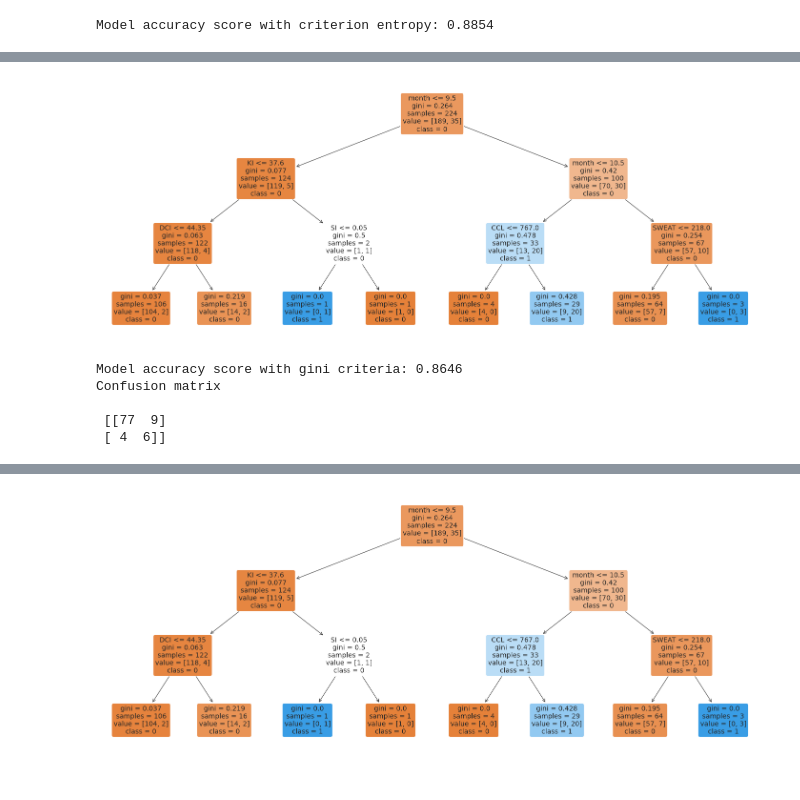
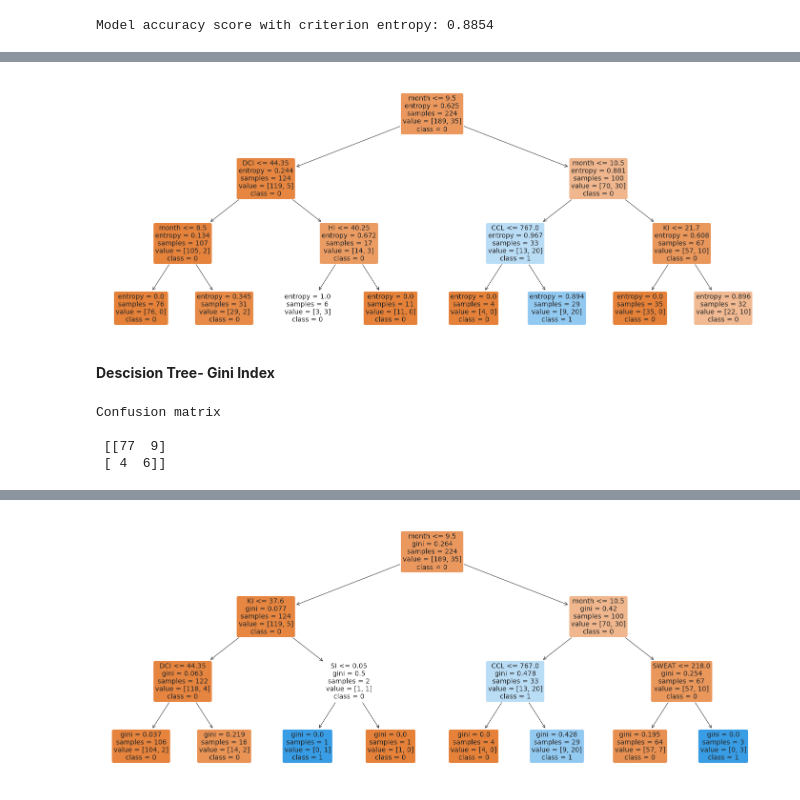
Before and after one commit to ishankarve/meta_analysis, a Jupyter notebook: met_forecast.ipynb, the cells around one changed output, grey strips where cells are left out. Cells and saved outputs as stored; diff of their text form; code cells hidden in the pictures.

```diff
--- a/met_forecast.ipynb
+++ b/met_forecast.ipynb
@@ -412,14 +412,14 @@ X_test = df_test
 # %%
 # creating a RF classifier
 from sklearn.ensemble import RandomForestClassifier
-clf = RandomForestClassifier(n_estimators = 100)
+clf_rf = RandomForestClassifier(n_estimators = 100)
 # %%
 # Training the model on the training dataset
 # fit function is used to train the model using the training sets as parameters
-clf.fit(X_train, y_train)
+clf_rf.fit(X_train, y_train)
 
 # performing predictions on the test dataset
-y_pred = clf.predict(X_test)
+y_pred = clf_rf.predict(X_test)
 
 # metrics are used to find accuracy or error
 from sklearn import metrics
@@ -453,9 +453,9 @@ dtype: float64
 **Decision Tree Classification**
 # %%
 from sklearn.tree import DecisionTreeClassifier
-clf_en = DecisionTreeClassifier(criterion='entropy', max_depth=3, random_state=0)
-clf_en.fit(X_train, y_train)
-y_pred_en = clf_en.predict(X_test)
+clf_dt_en = DecisionTreeClassifier(criterion='entropy', max_depth=3, random_state=0)
+clf_dt_en.fit(X_train, y_train)
+y_pred_en = clf_dt_en.predict(X_test)
 # %%
 from sklearn.metrics import confusion_matrix
 cm = confusion_matrix(y_test, y_pred_en)
@@ -485,23 +504,10 @@ Model accuracy score with criterion entropy: 0.8854
 # %%
 from sklearn.tree import plot_tree
 plt.figure(figsize=(25,10))
-tree.plot_tree(clf_en.fit(X_train, y_train), feature_names=labels, class_names=['0','1'],
+tree.plot_tree(clf_dt_en.fit(X_train, y_train), feature_names=labels, class_names=['0','1'],
                filled=True,
                rounded=True,
                fontsize=14)
 plt.savefig('decision_tree.png')
 # %% [output]
-[figure, old version]
+[figure, new version]
-# %%
-clf_en = DecisionTreeClassifier(criterion='gini', max_depth=3, random_state=0)
-clf_en.fit(X_train, y_train)
-y_pred_gini = clf_en.predict(X_test)
-print('Model accuracy score with gini criteria: {0:0.4f}'. format(accuracy_score(y_test, y_pred_gini)))
-cm = confusion_matrix(y_test, y_pred_gini)
-print('Confusion matrix\n\n', cm)
-# %% [output]
-Model accuracy score with gini criteria: 0.8646
-Confusion matrix
-
- [[77  9]
- [ 4  6]]
@@ -509,0 +514,2 @@ clf_en
+# %% [markdown]
+**Descision Tree- Gini Index**
@@ -509,0 +521,9 @@ clf_en
+# %%
+from sklearn.metrics import confusion_matrix
+cm = confusion_matrix(y_test, y_pred_en)
+print('Confusion matrix\n\n', cm)
+# %% [output]
+Confusion matrix
+
+ [[77  9]
+ [ 4  6]]
```
Also changed, not shown: parts of 24 cells of this notebook.
